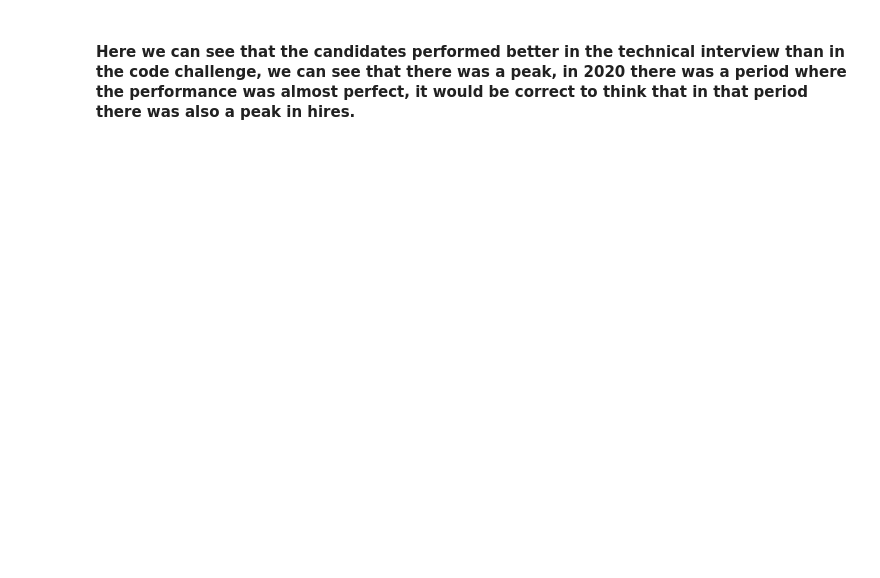
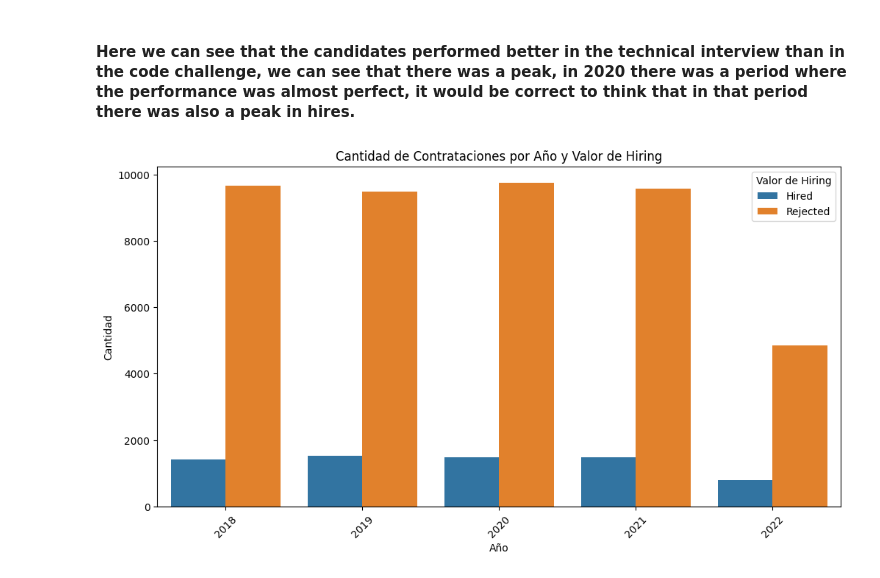
Before and after one commit to DaviMartinez0423/Workshop_ETL, a Jupyter notebook: notebooks/EDA.ipynb, the cells around one changed output. Cells and saved outputs as stored; diff of their text form; code cells hidden in the pictures; blank space fills up the shorter version.

```diff
--- a/notebooks/EDA.ipynb
+++ b/notebooks/EDA.ipynb
@@ -154,2 +154,19 @@ plt.show()
 # %% [markdown]
 #### Here we can see that the candidates performed better in the technical interview than in the code challenge, we can see that there was a peak, in 2020 there was a period where the performance was almost perfect, it would be correct to think that in that period there was also a peak in hires.
+# %%
+df['Year'] = pd.to_datetime(df['Application Date']).dt.year
+
+# Agrupar los datos por año y por los valores únicos de 'Hiring', y luego contar las ocurrencias
+df_yearly_hiring_counts = df.groupby(['Year', 'Hiring']).size().reset_index(name='Count')
+
+# Crear el gráfico de barras
+plt.figure(figsize=(12, 6))
+sns.barplot(data=df_yearly_hiring_counts, x='Year', y='Count', hue='Hiring')
+plt.xlabel('Año')
+plt.ylabel('Cantidad')
+plt.title('Cantidad de Contrataciones por Año y Valor de Hiring')
+plt.xticks(rotation=45)
+plt.legend(title='Valor de Hiring')
+plt.show()
+# %% [output]
+[figure, added]
```
Also changed, not shown: parts of 3 cells of this notebook.
